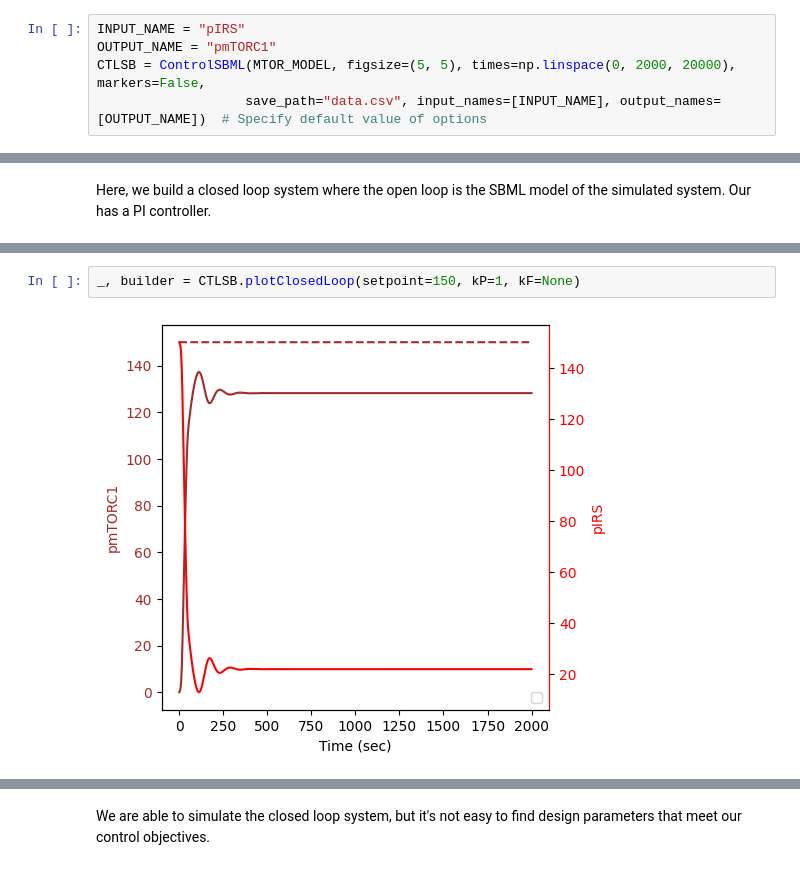
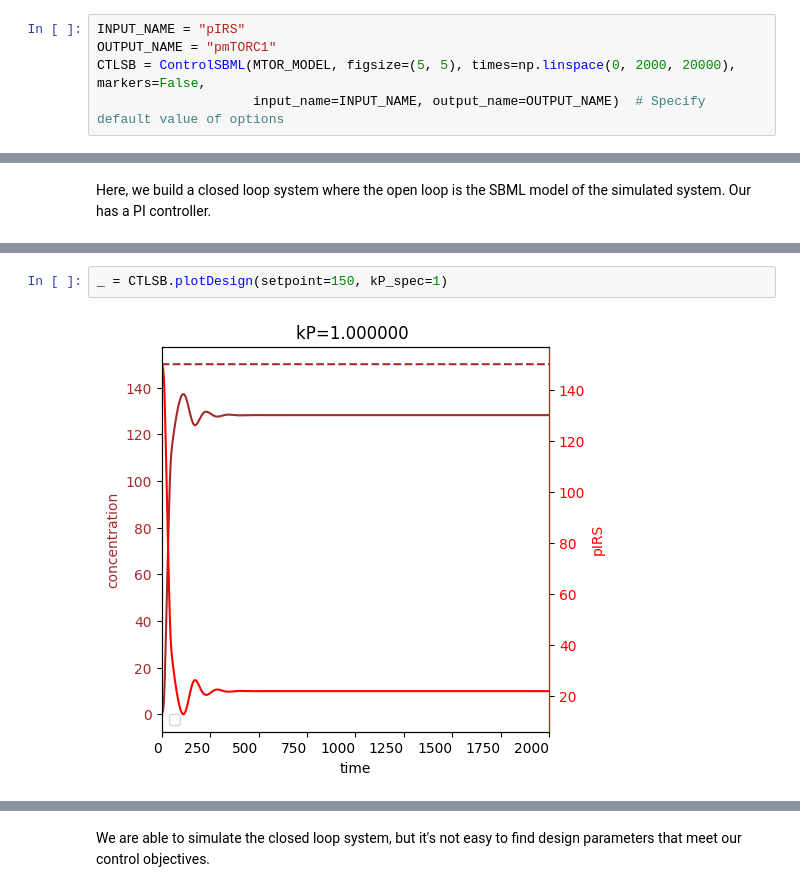
Before and after one commit to joseph-hellerstein/advanced-controls-lectures, a Jupyter notebook: lectures/lecture_06-workflow-for-closed-loop-design/Analysis-of-mTOR.ipynb, the cells around one changed output, grey strips where cells are left out. Cells and saved outputs as stored; diff of their text form.

```diff
--- a/lectures/lecture_06-workflow-for-closed-loop-design/Analysis-of-mTOR.ipynb
+++ b/lectures/lecture_06-workflow-for-closed-loop-design/Analysis-of-mTOR.ipynb
@@ -253,7 +260,7 @@ Based on this, we decide to try the phosphorylated insulin receptor, ``pIRS``.
 INPUT_NAME = "pIRS"
 OUTPUT_NAME = "pmTORC1"
 CTLSB = ControlSBML(MTOR_MODEL, figsize=(5, 5), times=np.linspace(0, 2000, 20000), markers=False,
-                   save_path="data.csv", input_names=[INPUT_NAME], output_names=[OUTPUT_NAME])  # Specify default value of options
+                    input_name=INPUT_NAME, output_name=OUTPUT_NAME)  # Specify default value of options
 # %% [markdown]
 We can look at just a subset of the floating specifies by using the output of ``plotModel``.
 # %%
@@ -353,5 +359,5 @@ Here, we build a closed loop system where the open loop is the SBML model of the
 # %%
-_, builder = CTLSB.plotClosedLoop(setpoint=150, kP=1, kF=None)
+_ = CTLSB.plotDesign(setpoint=150, kP_spec=1)
 # %% [output]
-[figure, old version]
+[figure, new version]
 # %%
```
Also changed, not shown: parts of 26 cells of this notebook, 5 other files.
